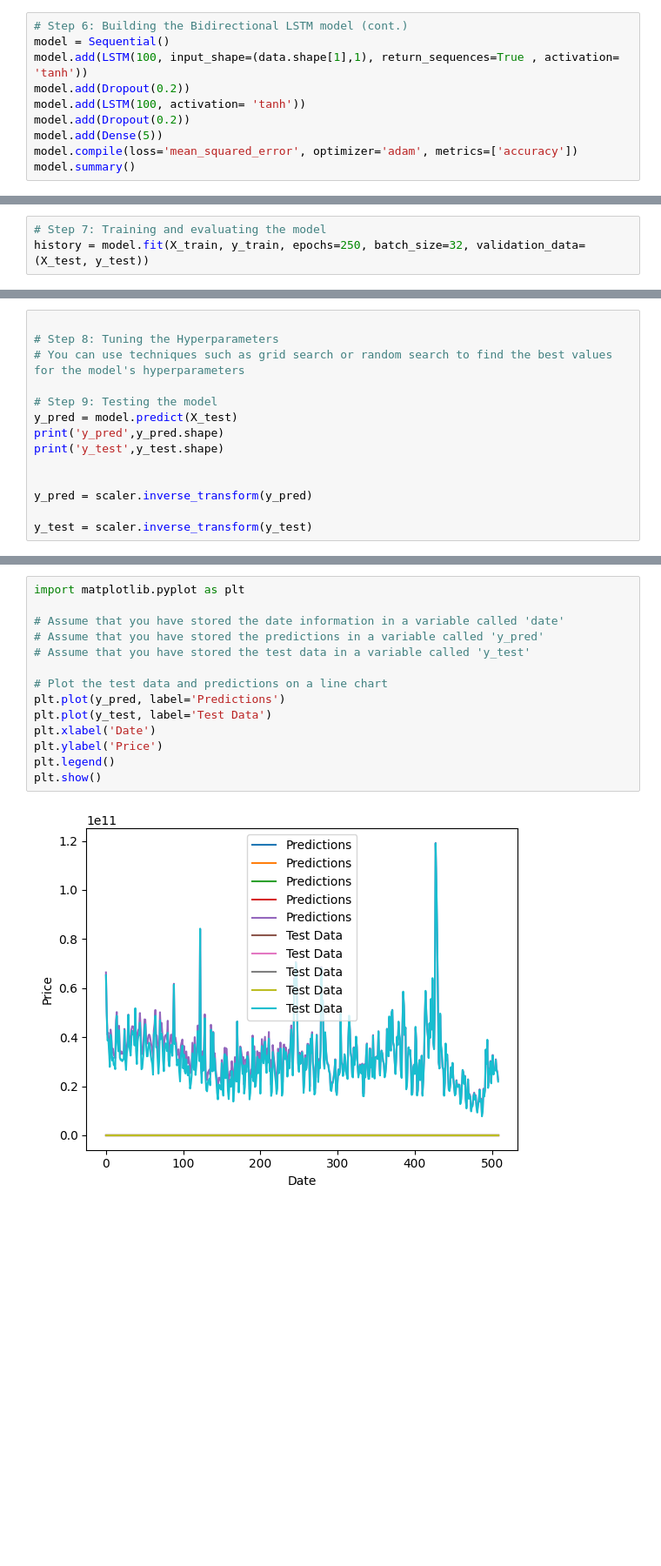
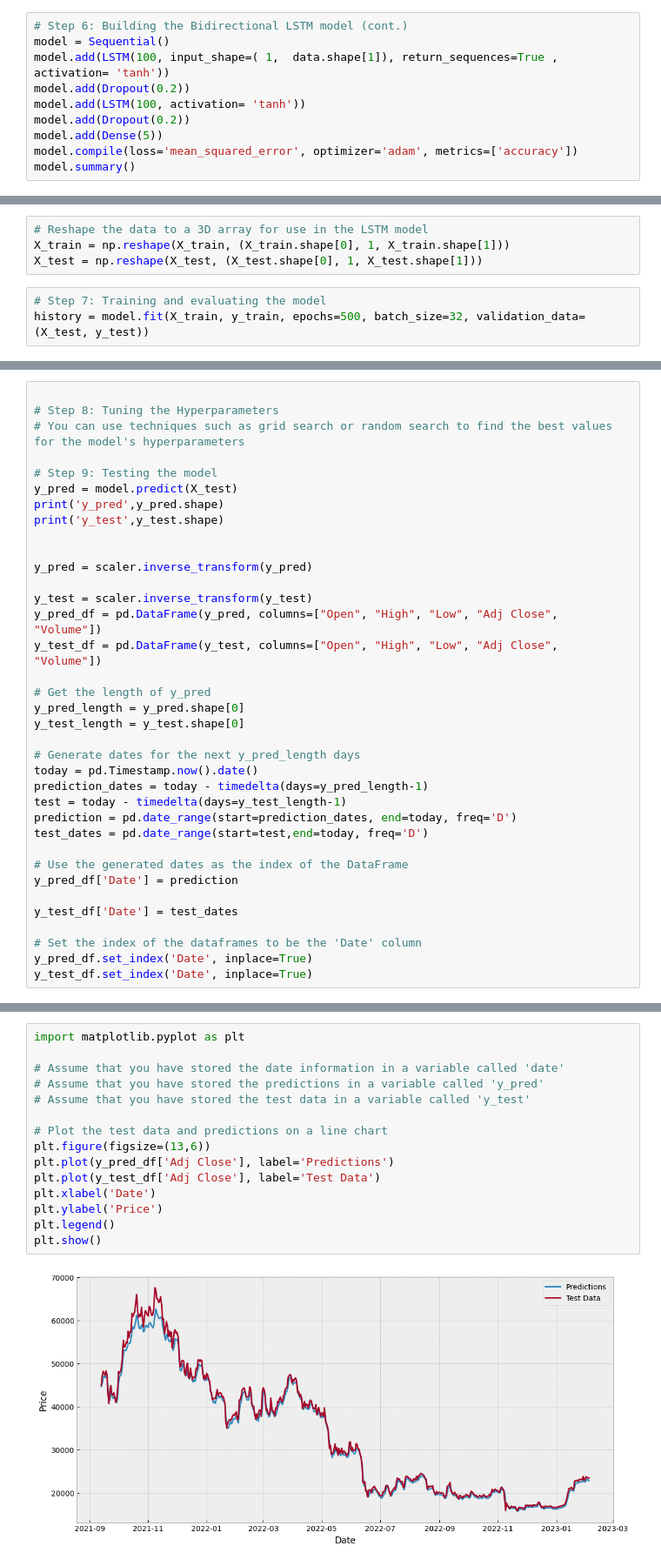
Before and after one commit to amjed87/doc, a Jupyter notebook: chat-GPT/CNN_1D_BTC_without_indecater.ipynb, the cells around one changed output, grey strips where cells are left out. Shown at 87% size. Cells and saved outputs as stored; diff of their text form; blank space fills up the shorter version.

```diff
--- a/chat-GPT/CNN_1D_BTC_without_indecater.ipynb
+++ b/chat-GPT/CNN_1D_BTC_without_indecater.ipynb
@@ -76,7 +79,7 @@ data.shape[1]: 5
 # %%
 # Step 6: Building the Bidirectional LSTM model (cont.)
 model = Sequential()
-model.add(LSTM(100, input_shape=(data.shape[1],1), return_sequences=True , activation= 'tanh'))
+model.add(LSTM(100, input_shape=( 1,  data.shape[1]), return_sequences=True , activation= 'tanh'))
 model.add(Dropout(0.2))
 model.add(LSTM(100, activation= 'tanh'))
 model.add(Dropout(0.2))
@@ -146,7 +149,11 @@ def visualize_training_results(results):
     plt.xlabel('Epochs')
     plt.ylabel('Accuracy')
     plt.show()
+# %%
+# Reshape the data to a 3D array for use in the LSTM model
+X_train = np.reshape(X_train, (X_train.shape[0], 1, X_train.shape[1]))
+X_test = np.reshape(X_test, (X_test.shape[0], 1, X_test.shape[1]))
 # %%
 # Step 7: Training and evaluating the model
-history = model.fit(X_train, y_train, epochs=250, batch_size=32, validation_data=(X_test, y_test))
+history = model.fit(X_train, y_train, epochs=500, batch_size=32, validation_data=(X_test, y_test))
 # %% [output]
@@ -192,4 +199,26 @@ print('y_test',y_test.shape)
 y_pred = scaler.inverse_transform(y_pred)
 
 y_test = scaler.inverse_transform(y_test)
+y_pred_df = pd.DataFrame(y_pred, columns=["Open", "High", "Low", "Adj Close", "Volume"])
+y_test_df = pd.DataFrame(y_test, columns=["Open", "High", "Low", "Adj Close", "Volume"])
+
+# Get the length of y_pred
+y_pred_length = y_pred.shape[0]
+y_test_length = y_test.shape[0]
+
+# Generate dates for the next y_pred_length days
+today = pd.Timestamp.now().date()
+prediction_dates = today - timedelta(days=y_pred_length-1)
+test = today - timedelta(days=y_test_length-1)
+prediction = pd.date_range(start=prediction_dates, end=today, freq='D')
+test_dates = pd.date_range(start=test,end=today, freq='D')
+
+# Use the generated dates as the index of the DataFrame
+y_pred_df['Date'] = prediction
+
+y_test_df['Date'] = test_dates
+
+# Set the index of the dataframes to be the 'Date' column
+y_pred_df.set_index('Date', inplace=True)
+y_test_df.set_index('Date', inplace=True)
 # %% [output]
@@ -255,18 +286,19 @@ smape: 2.3945%
 # %%
 import matplotlib.pyplot as plt
 
 # Assume that you have stored the date information in a variable called 'date'
 # Assume that you have stored the predictions in a variable called 'y_pred'
 # Assume that you have stored the test data in a variable called 'y_test'
 
 # Plot the test data and predictions on a line chart
-plt.plot(y_pred, label='Predictions')
-plt.plot(y_test, label='Test Data')
+plt.figure(figsize=(13,6))
+plt.plot(y_pred_df['Adj Close'], label='Predictions')
+plt.plot(y_test_df['Adj Close'], label='Test Data')
 plt.xlabel('Date')
 plt.ylabel('Price')
 plt.legend()
 plt.show()
 # %% [output]
-[figure, old version]
+[figure, new version]
 # %%
 # Use the trained model to make predictions
```
Also changed, not shown: parts of 22 cells of this notebook, 8 other files.
